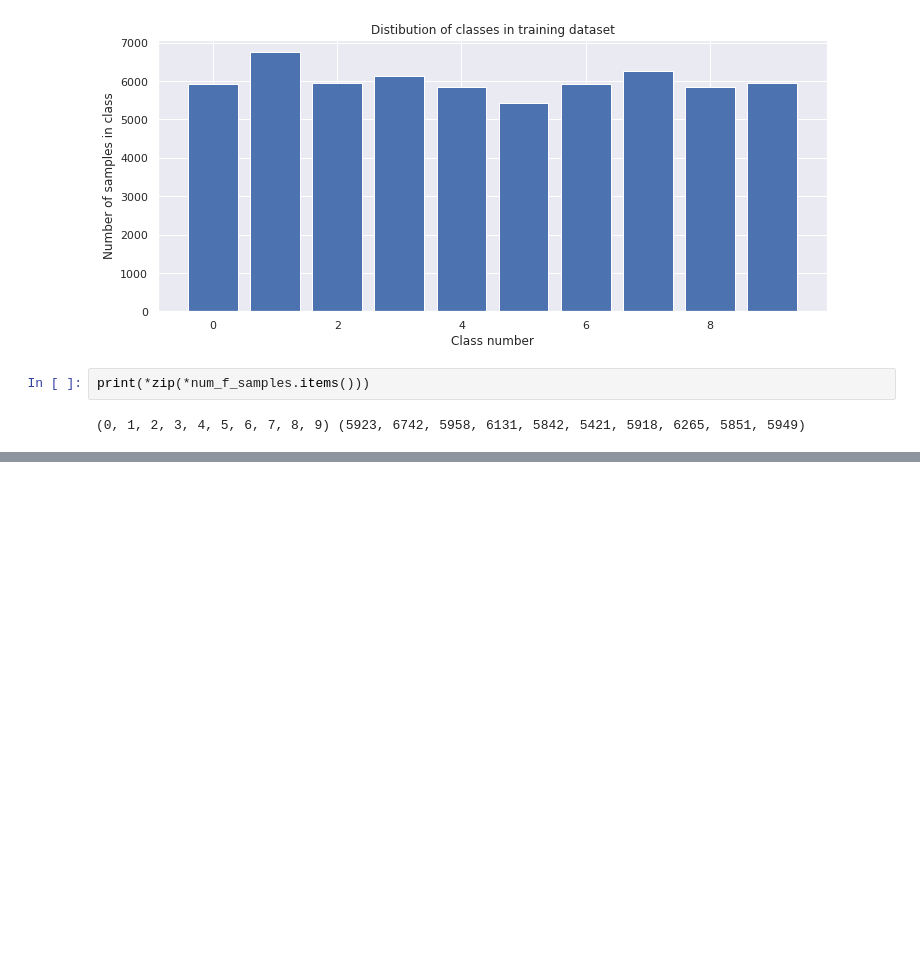
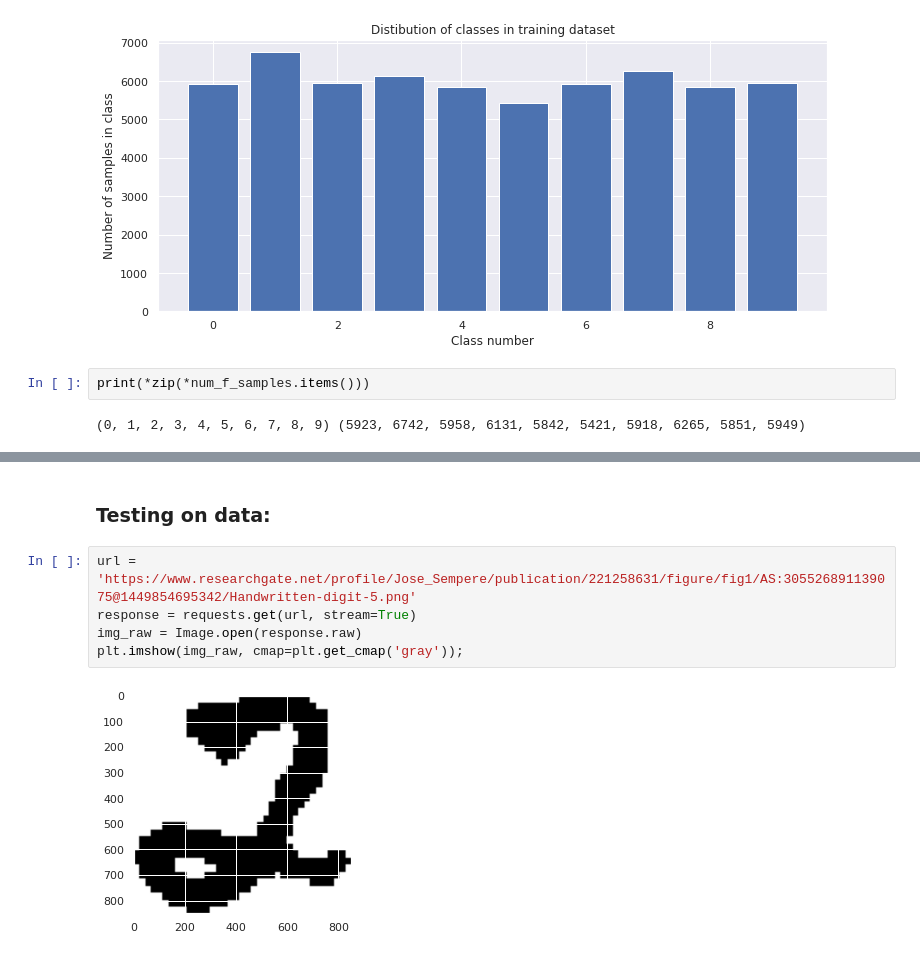
Before and after one commit to tegerte/1, a Jupyter notebook: mnist.ipynb, the cells around one changed output, grey strips where cells are left out. Drawn from its saved outputs; the diff is of its cells as text; blank space fills up the shorter version.

```diff
--- a/mnist.ipynb
+++ b/mnist.ipynb
@@ -64,0 +166,9 @@ print(*zip(*num_f_samples.items()))
+# %% [markdown]
+### Testing on data:
+# %%
+url = 'https://www.researchgate.net/profile/Jose_Sempere/publication/221258631/figure/fig1/AS:305526891139075@1449854695342/Handwritten-digit-5.png'
+response = requests.get(url, stream=True)
+img_raw = Image.open(response.raw)
+plt.imshow(img_raw, cmap=plt.get_cmap('gray'));
+# %% [output]
+[figure, added]
```
Also changed, not shown: parts of 12 cells of this notebook.
